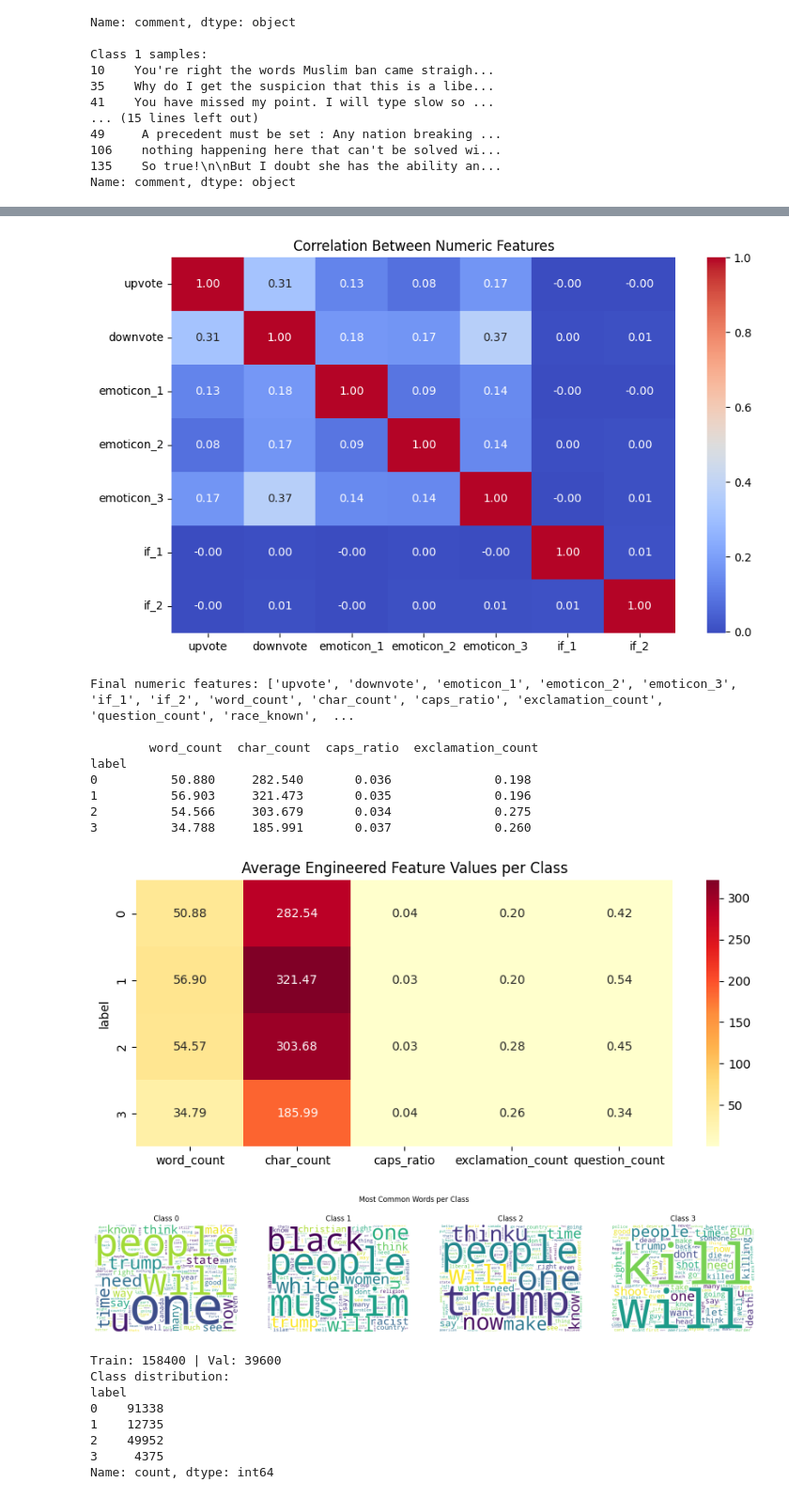
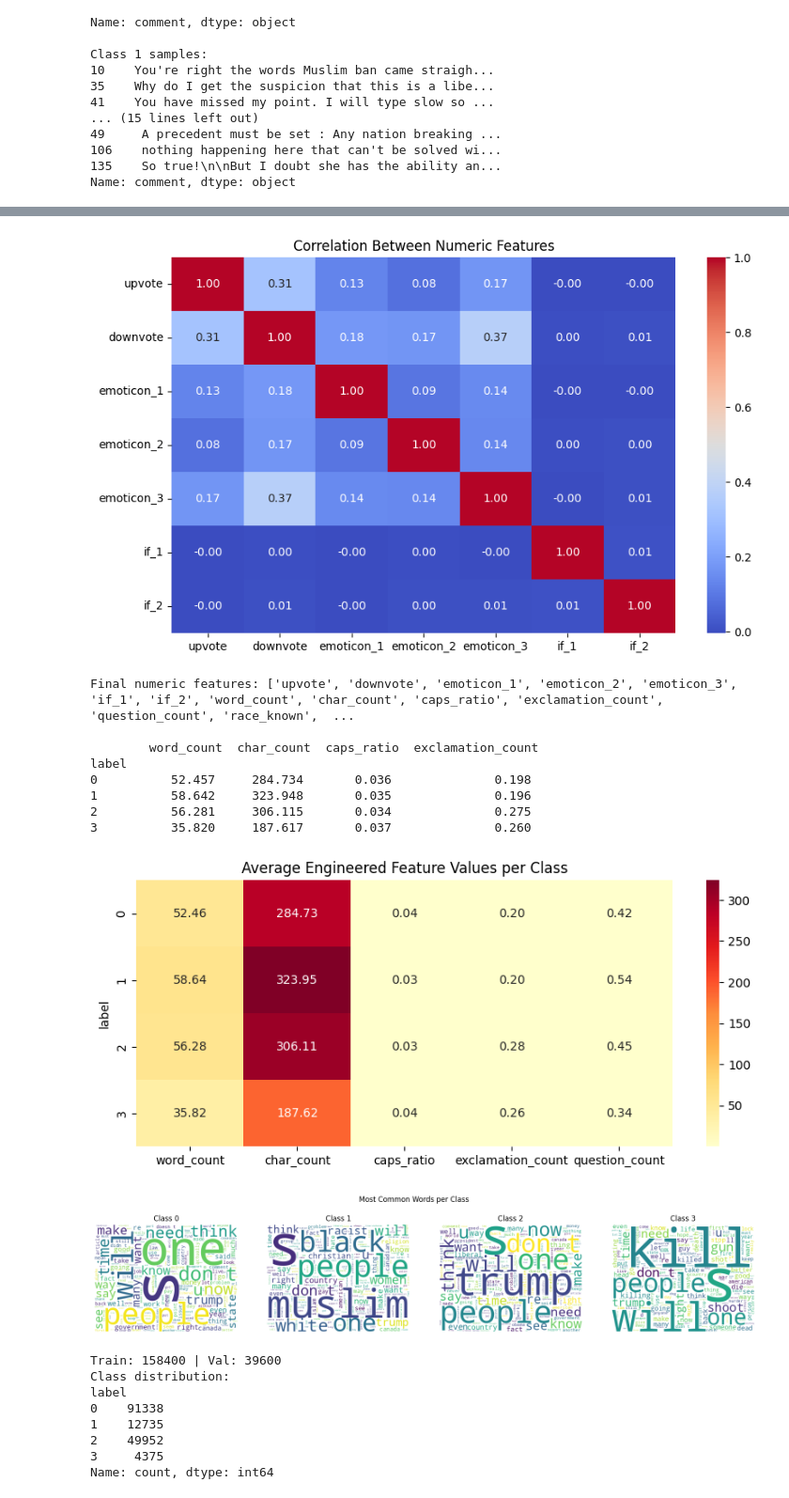
Before and after one commit to 23f1000362/social-media-comment-classification, a Jupyter notebook: comment_category_prediction.ipynb, the cells around one changed output, grey strips where cells are left out. Shown at 94% size. Cells and saved outputs as stored; diff of their text form; code cells hidden in the pictures.

Commit message:
Refine text preprocessing and metrics

```diff
--- a/comment_category_prediction.ipynb
+++ b/comment_category_prediction.ipynb
@@ -130,7 +130,7 @@ def clean_text_simple(text):
     text = str(text).lower()
     text = re.sub(r'http\S+', ' url ', text) # normalize links
     text = re.sub(r'@\w+', ' user ', text)   # normalize mentions
-    text = re.sub(r'[^a-z0-9\s]', '', text)  # keep alphanumeric and spaces
+    text = re.sub(r'[^a-z0-9!?]+', ' ', text)  # keep alphanumeric and spaces
     text = re.sub(r'\s+', ' ', text).strip() # remove extra whitespace
     return text
 
@@ -178,7 +178,8 @@ print("\nFinal numeric features:", numeric_cols)
 print("\n",train_df.groupby(target_col)[['word_count','char_count',
       'caps_ratio','exclamation_count']].mean().round(3))
 print("\n")
-# shows all engineered features vs class in one clean plot
+
+# all engineered features vs class in one clean plot
 feat_means = train_df.groupby(target_col)[['word_count','char_count',
              'caps_ratio','exclamation_count','question_count']].mean()
 plt.figure(figsize=(10, 4))
@@ -194,38 +195,38 @@ for i, ax in enumerate(axes):
     ax.axis('off')
     ax.set_title(f'Class {i}')
 plt.suptitle('Most Common Words per Class')
 plt.show()
 # %% [output]
 Statistical Analysis
               upvote       downvote           if_1           if_2
 count  198000.000000  198000.000000  198000.000000  198000.000000
 mean        2.607975       0.666394       1.906152       7.956212
 std         5.054763       2.044335      25.635752      14.839464
 min         0.000000       0.000000       0.000000       3.000000
 25%         0.000000       0.000000       0.000000       4.000000
 50%         1.000000       0.000000       0.000000       6.000000
 75%         3.000000       1.000000       4.000000      10.000000
 max       201.000000     107.000000    1860.000000    1833.000000
 
 Missing values check
           Missing Count  Missing %
 race             145423      73.45
 religion         145423      73.45
 gender           145423      73.45
 comment               1       0.00
 [figure]
 [figure]
 [figure]
 Final numeric features: ['upvote', 'downvote', 'emoticon_1', 'emoticon_2', 'emoticon_3', 'if_1', 'if_2', 'word_count', 'char_count', 'caps_ratio', 'exclamation_count', 'question_count', 'race_known',  ...
 
         word_count  char_count  caps_ratio  exclamation_count
 label
-0          50.880     282.540       0.036              0.198
-1          56.903     321.473       0.035              0.196
-2          54.566     303.679       0.034              0.275
-3          34.788     185.991       0.037              0.260
+0          52.457     284.734       0.036              0.198
+1          58.642     323.948       0.035              0.196
+2          56.281     306.115       0.034              0.275
+3          35.820     187.617       0.037              0.260
 [figure]
-[figure, old version]
+[figure, new version]
 # %%
 # Preprocessing Pipelines
 # Pipeline for numeric features handle missing value thenscale
```
Also changed, not shown: parts of 2 cells of this notebook.
